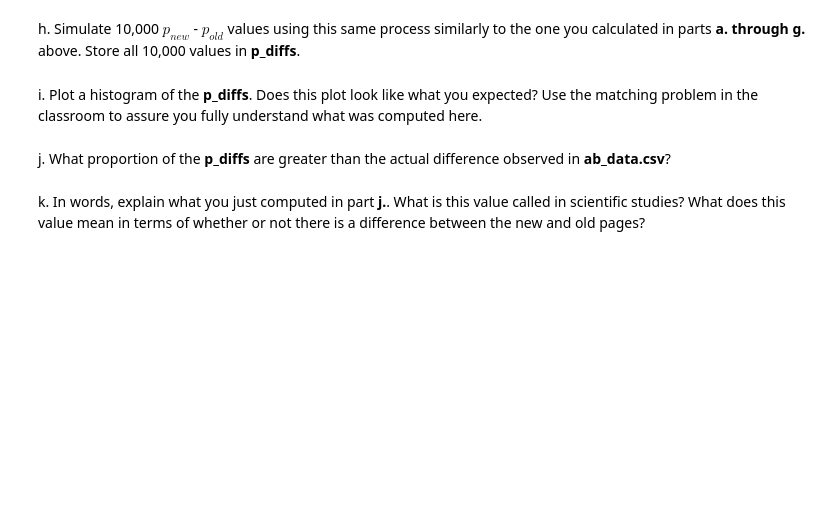
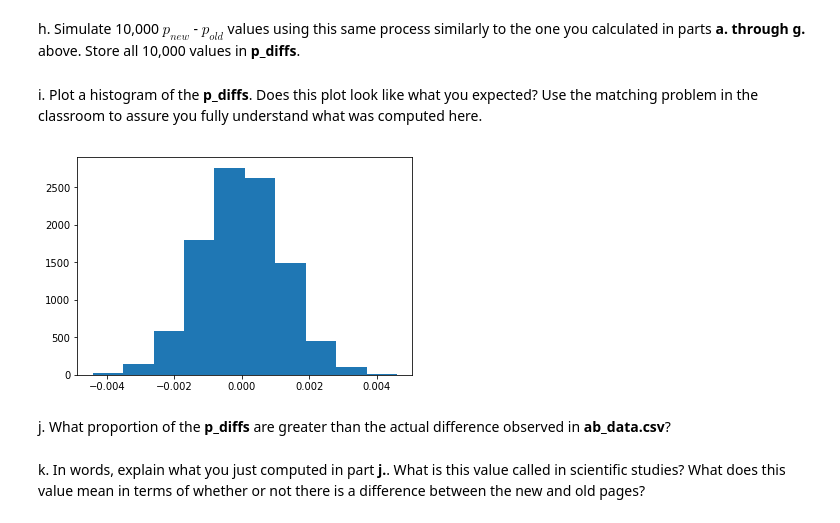
Before and after one commit to VrushM/AB_testing, a Jupyter notebook: Analyze_ab_test_results_notebook.ipynb, the cells around one changed output. Saved outputs shown, nothing was run; the diff lists cells and outputs as text; code cells hidden in the pictures; blank space fills up the shorter version.

```diff
--- a/Analyze_ab_test_results_notebook.ipynb
+++ b/Analyze_ab_test_results_notebook.ipynb
@@ -194,2 +213,5 @@ c. What is $n_{new}$?
 # %% [markdown]
 d. What is $n_{old}$?
+# %%
+n_old = df2[df2['group']=='control'].shape[0]
+n_old
@@ -196,6 +220,10 @@ d. What is $n_{old}$?
 # %% [markdown]
 e. Simulate $n_{new}$ transactions with a convert rate of $p_{new}$ under the null.  Store these $n_{new}$ 1's and 0's in **new_page_converted**.
+# %%
+new_page_converted = np.random.binomial(n_new,p_new)
 # %% [markdown]
 f. Simulate $n_{old}$ transactions with a convert rate of $p_{old}$ under the null.  Store these $n_{old}$ 1's and 0's in **old_page_converted**.
+# %%
+old_page_converted = np.random.binomial(n_old,p_old)
 # %% [markdown]
 g. Find $p_{new}$ - $p_{old}$ for your simulated values from part (e) and (f).
@@ -202,7 +234,18 @@ g. Find $p_{new}$ - $p_{old}$ for your simulated values from part (e) and (f).
 # %% [markdown]
 h. Simulate 10,000 $p_{new}$ - $p_{old}$ values using this same process similarly to the one you calculated in parts **a. through g.** above.  Store all 10,000 values in **p_diffs**.
+# %%
+p_diffs = []
+for i in range(10000):
+    new_page_converted = np.random.binomial(n_new,p_new)
+    old_page_converted = np.random.binomial(n_old,p_old)
+    diff = new_page_converted/n_new - old_page_converted/n_old
+    p_diffs.append(diff)
 # %% [markdown]
 i. Plot a histogram of the **p_diffs**.  Does this plot look like what you expected?  Use the matching problem in the classroom to assure you fully understand what was computed here.
+# %%
+plt.hist(p_diffs);
+# %% [output]
+[figure, added]
 # %% [markdown]
 j. What proportion of the **p_diffs** are greater than the actual difference observed in **ab_data.csv**?
 # %% [markdown]
```
Also changed, not shown: parts of 8 cells of this notebook.
